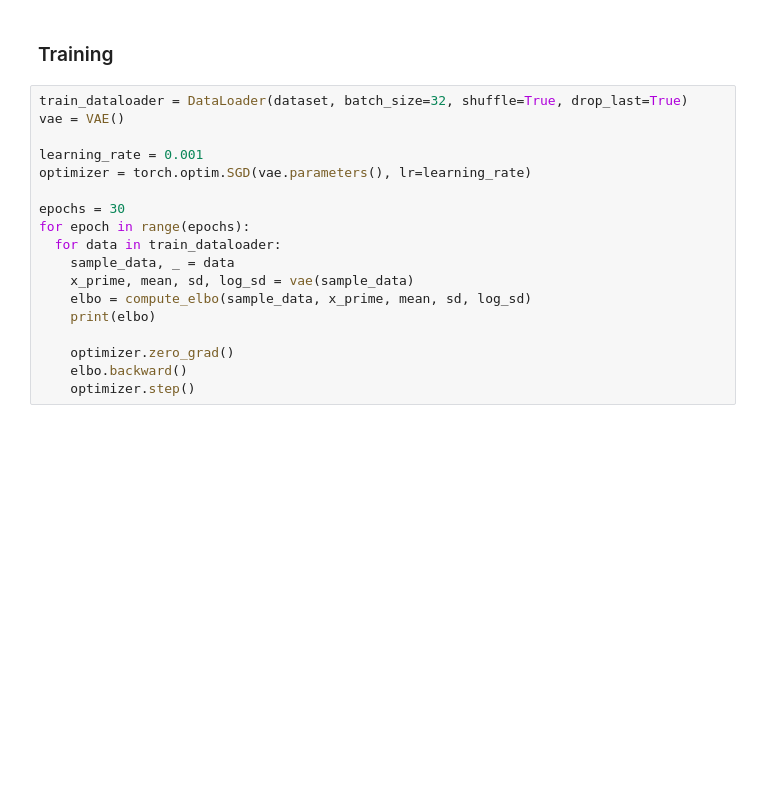
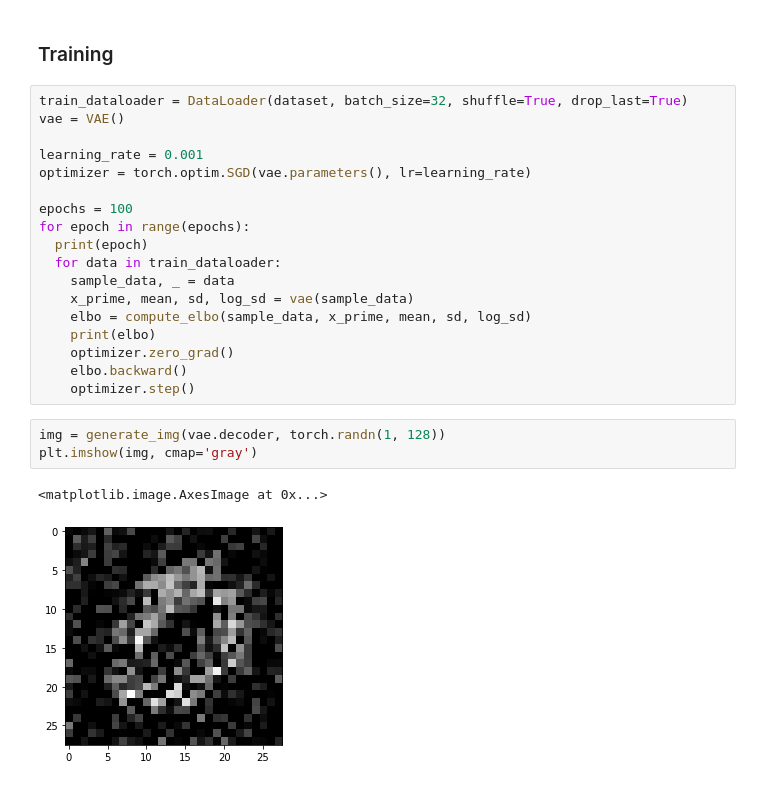
Before and after one commit to JunruL/Variational-Autoencoder, a Jupyter notebook: VAE.ipynb, the cells around one changed output. Drawn from its saved outputs; the diff is of its cells as text; blank space fills up the shorter version.

```diff
--- a/VAE.ipynb
+++ b/VAE.ipynb
@@ -217,14 +220,20 @@ vae = VAE()
 learning_rate = 0.001
 optimizer = torch.optim.SGD(vae.parameters(), lr=learning_rate)
 
-epochs = 30
+epochs = 100
 for epoch in range(epochs):
+  print(epoch)
   for data in train_dataloader:
     sample_data, _ = data
     x_prime, mean, sd, log_sd = vae(sample_data)
     elbo = compute_elbo(sample_data, x_prime, mean, sd, log_sd)
     print(elbo)
-
     optimizer.zero_grad()
     elbo.backward()
     optimizer.step()
+# %%
+img = generate_img(vae.decoder, torch.randn(1, 128))
+plt.imshow(img, cmap='gray')
+# %% [output]
+<matplotlib.image.AxesImage at 0x...>
+[figure, added]
```
Also changed, not shown: parts of 4 cells of this notebook.
